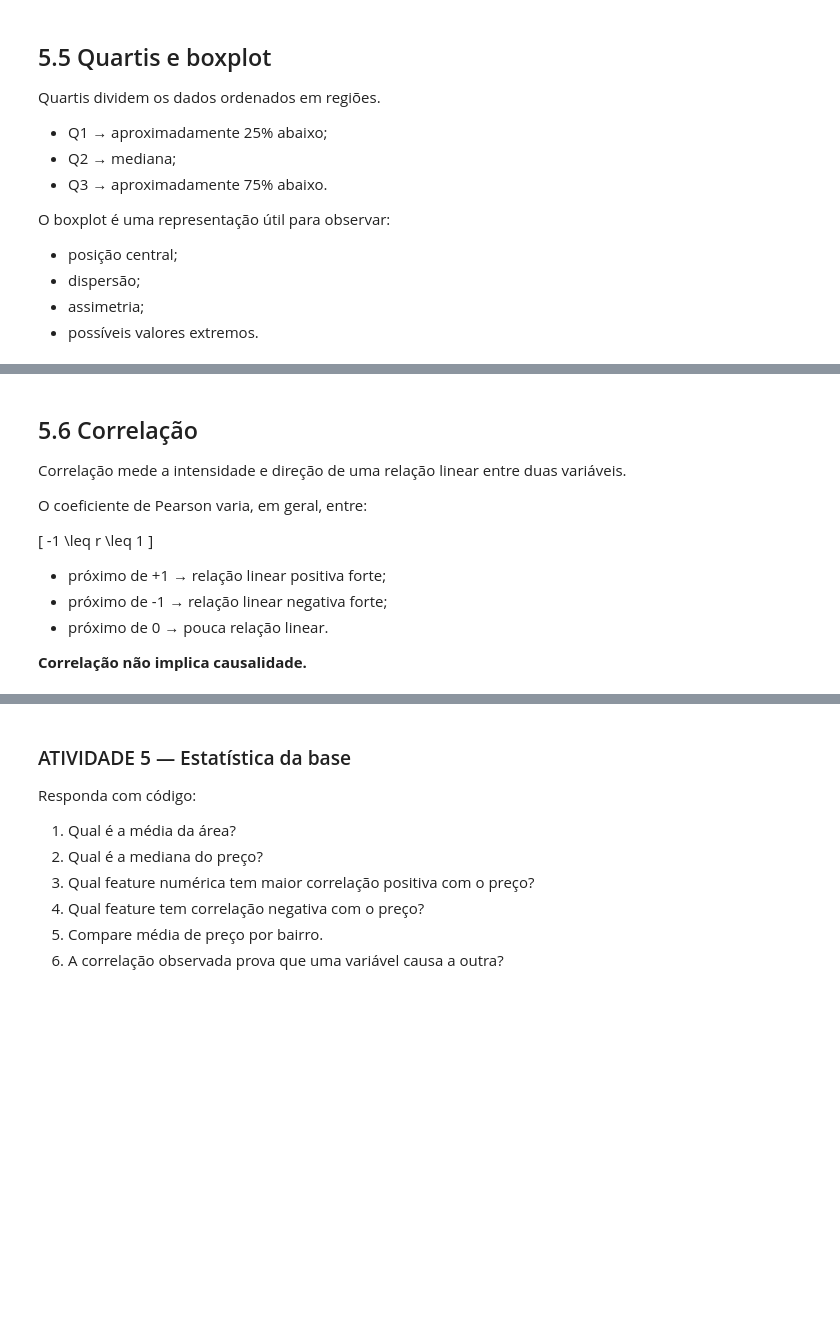
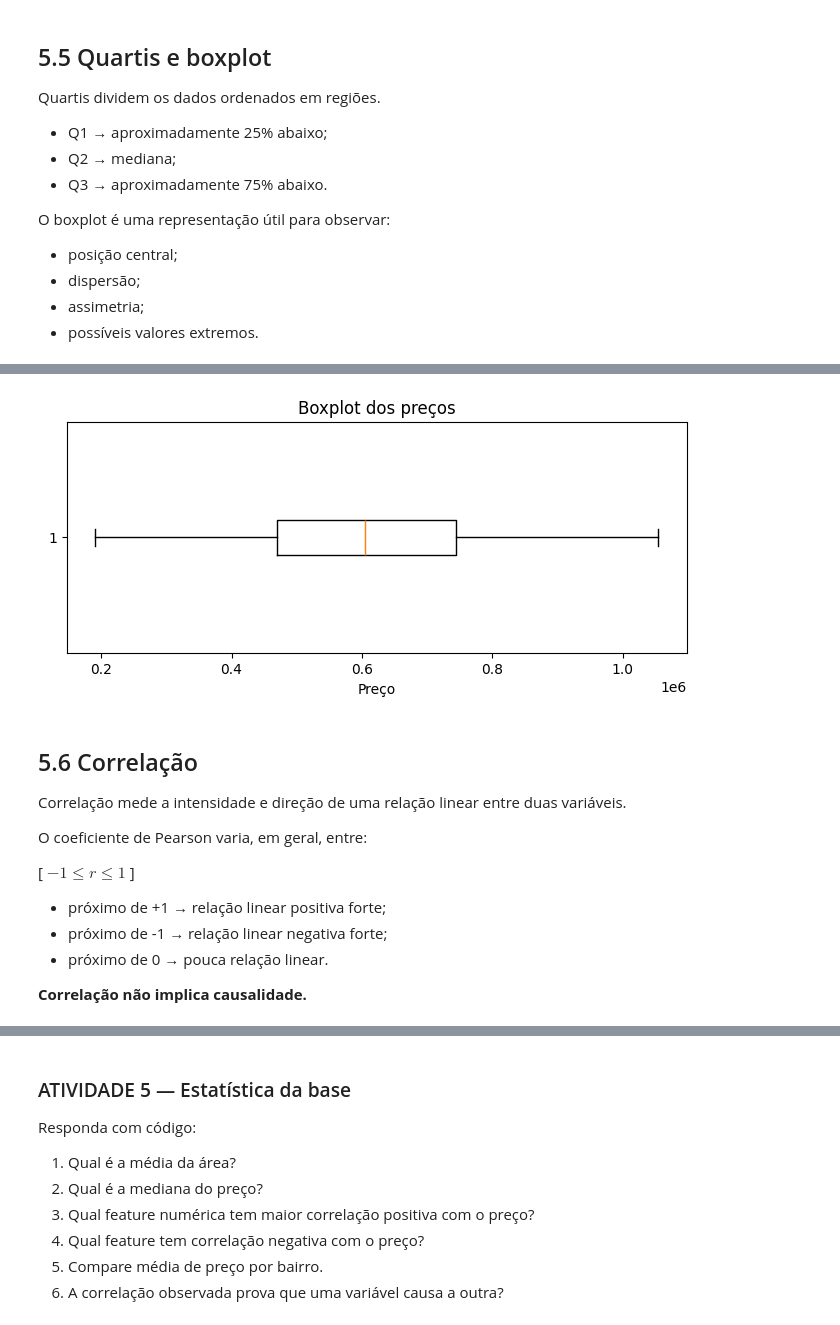
Before and after one commit to VictorAmaralSCT/curso_SENAC_InteligenciaArtificial, a Jupyter notebook: UC9 - Machine Learning/UC9_AULA01_Fundamentos_Matematicos_e_Primeiro_Modelo.ipynb, the cells around one changed output, grey strips where cells are left out. Saved outputs shown, nothing was run; the diff lists cells and outputs as text; code cells hidden in the pictures; blank space fills up the shorter version.

```diff
--- a/UC9 - Machine Learning/UC9_AULA01_Fundamentos_Matematicos_e_Primeiro_Modelo.ipynb
+++ b/UC9 - Machine Learning/UC9_AULA01_Fundamentos_Matematicos_e_Primeiro_Modelo.ipynb
@@ -1254,3 +1288,11 @@ O boxplot é uma representação útil para observar:
+# %%
+plt.figure(figsize=(8, 3))
+plt.boxplot(df["preco"], vert=False)
+plt.xlabel("Preço")
+plt.title("Boxplot dos preços")
+plt.show()
+# %% [output]
+[figure, added]
 # %% [markdown]
 ## 5.6 Correlação
 
@@ -1259,7 +1301,7 @@ Correlação mede a intensidade e direção de uma relação linear entre duas v
 O coeficiente de Pearson varia, em geral, entre:
 
 \[
--1 \leq r \leq 1
+$-1 \leq r \leq 1$
 \]
 
 - próximo de +1 → relação linear positiva forte;
```
Also changed, not shown: parts of 50 cells of this notebook.
